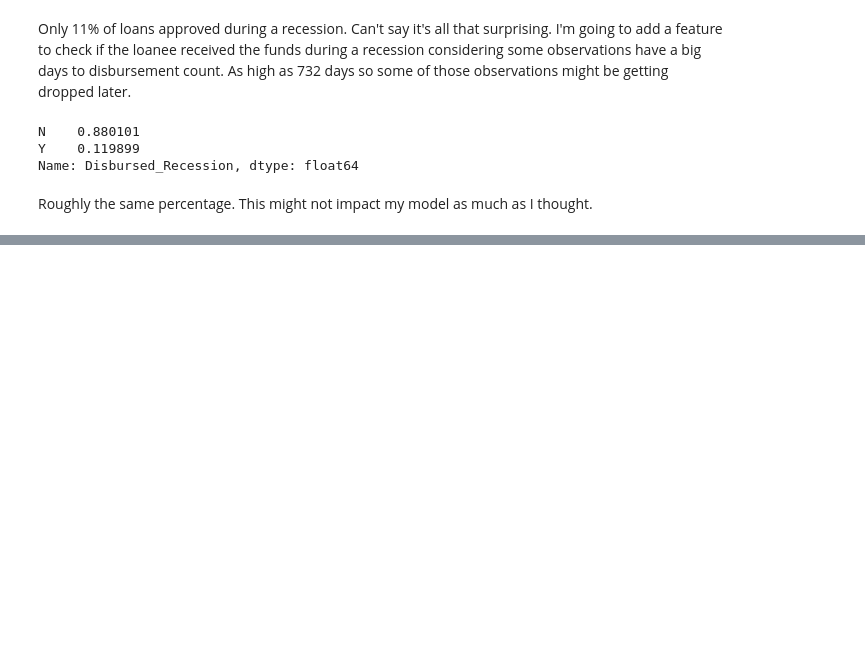
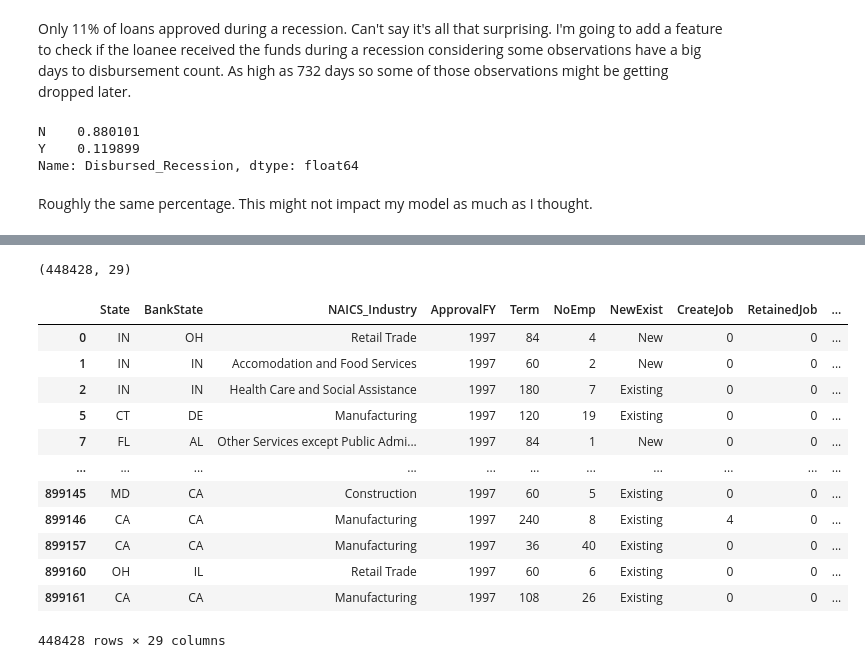
Before and after one commit to ik-okoro/SBA-Loans, a Jupyter notebook: SBA Loans Model.ipynb, the cells around one changed output, grey strips where cells are left out. Saved outputs shown, nothing was run; the diff lists cells and outputs as text; code cells hidden in the pictures; blank space fills up the shorter version.

```diff
--- a/SBA Loans Model.ipynb
+++ b/SBA Loans Model.ipynb
@@ -1243,0 +1289,5 @@ I want to break down the *Term* column next. I had a couple ideas for how to app
+# %%
+# Break down dates
+df["Approval_month"] = df["ApprovalDate"].dt.strftime("%b")
+df["Disbursement_Year"] = df["DisbursementDate"].dt.year
+df["Disbursement_Month"] = df["DisbursementDate"].dt.strftime("%b")
@@ -1243,0 +1327,3 @@ I want to break down the *Term* column next. I had a couple ideas for how to app
+# %%
+# Everything looks good so go ahead and drop those columns
+df = df.drop(["ApprovalDate", "DisbursementDate"], axis=1)
@@ -1243,0 +1368,9 @@ I want to break down the *Term* column next. I had a couple ideas for how to app
+# %%
+# I experimented a bit with these percentiles before settling on a point I'm neither happy nor disappointed with
+
+df = df[(df["Days_To_Disbursement"] <= 730) &
+        (df["Disbursement_Year"] <= np.percentile(df["Disbursement_Year"], 99.99)) &
+        (df["Term"] <= np.percentile(df["Term"], 99.999)) &
+        (df["NoEmp"] <= np.percentile(df["NoEmp"], 99.995)) &
+        (df["CreateJob"] <= np.percentile(df["CreateJob"], 99.995)) &
+        (df["RetainedJob"] <= np.percentile(df["RetainedJob"], 99.995))]
@@ -1243,0 +1390,22 @@ I want to break down the *Term* column next. I had a couple ideas for how to app
+# %%
+# Final shape of dataframe
+df.shape
+# %% [output]
+(448428, 29)
+# %%
+# Another look at dataframe
+df
+# %% [output]
+|  | State | BankState | NAICS_Industry | ApprovalFY | Term | NoEmp | NewExist | CreateJob | RetainedJob | ... |
+| 0 | IN | OH | Retail Trade | 1997 | 84 | 4 | New | 0 | 0 | ... |
+| 1 | IN | IN | Accomodation and Food Services | 1997 | 60 | 2 | New | 0 | 0 | ... |
+| 2 | IN | IN | Health Care and Social Assistance | 1997 | 180 | 7 | Existing | 0 | 0 | ... |
+| 5 | CT | DE | Manufacturing | 1997 | 120 | 19 | Existing | 0 | 0 | ... |
+| 7 | FL | AL | Other Services except Public Admi... | 1997 | 84 | 1 | New | 0 | 0 | ... |
+| ... | ... | ... | ... | ... | ... | ... | ... | ... | ... | ... |
+| 899145 | MD | CA | Construction | 1997 | 60 | 5 | Existing | 0 | 0 | ... |
+| 899146 | CA | CA | Manufacturing | 1997 | 240 | 8 | Existing | 4 | 0 | ... |
+| 899157 | CA | CA | Manufacturing | 1997 | 36 | 40 | Existing | 0 | 0 | ... |
+| 899160 | OH | IL | Retail Trade | 1997 | 60 | 6 | Existing | 0 | 0 | ... |
+| 899161 | CA | CA | Manufacturing | 1997 | 108 | 26 | Existing | 0 | 0 | ... |
+448428 rows × 29 columns
```
Also changed, not shown: parts of 17 cells of this notebook.
